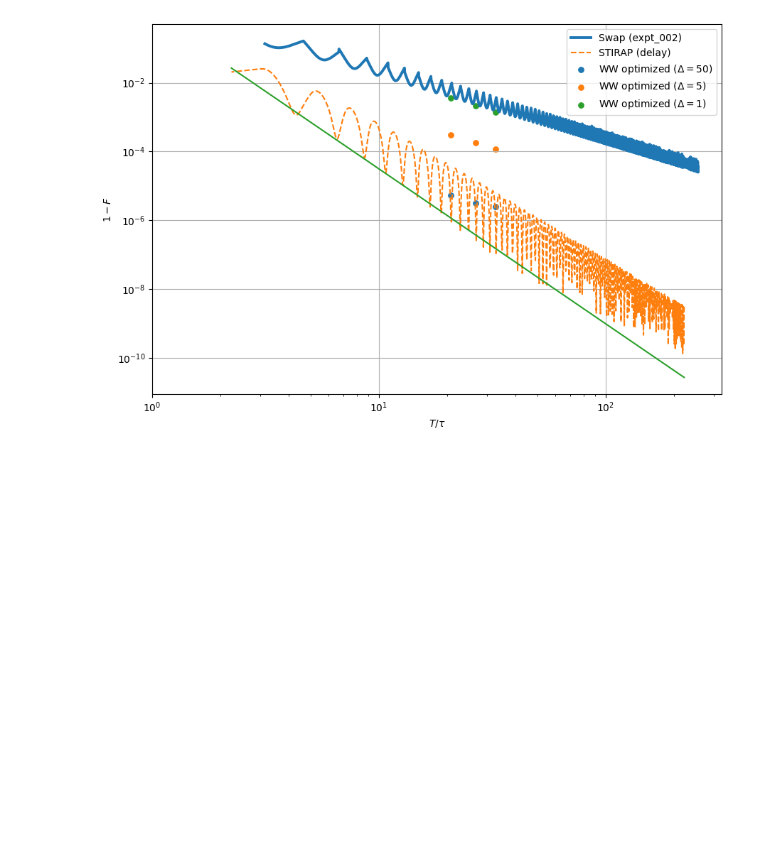
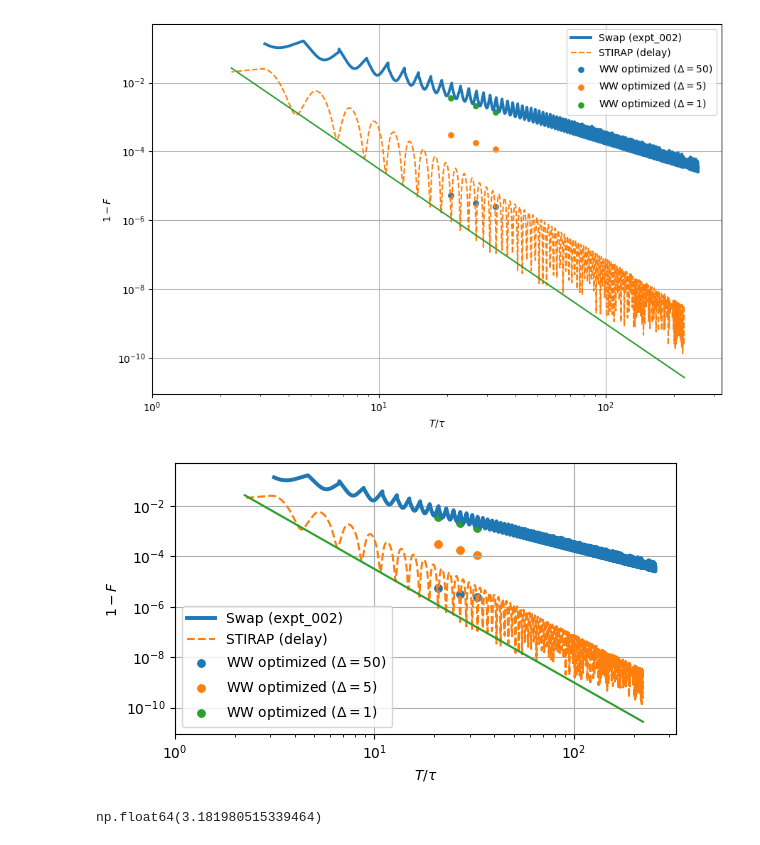
Before and after one commit to Taitoos2/non_markovian_qubit_swap, a Jupyter notebook: Idea_3.ipynb, the cells around one changed output. Drawn from its saved outputs; the diff is of its cells as text; code cells hidden in the pictures; blank space fills up the shorter version.

```diff
--- a/Idea_3.ipynb
+++ b/Idea_3.ipynb
@@ -160,3 +133,18 @@ plot_IF_vs_T(
 # %% [output]
 Saved to expt_009_renormalized_WW_fidelity.npz  (N=9)
 [figure]
+# %%
+from expt_sets import plot_IF_vs_T
+
+plot_IF_vs_T(
+    data0="expt_002_cache.npz",
+    data1="expt_008_cache11_nodelay.npz",
+    ww_data="expt_009_renormalized_WW_fidelity.npz",
+    tau=1.0,
+)
+# %% [output]
+[figure, added]
+# %%
+9/np.sqrt(8)
+# %% [output]
+np.float64(3.181980515339464)
```
Also changed, not shown: parts of 12 cells of this notebook, 13 other files.
